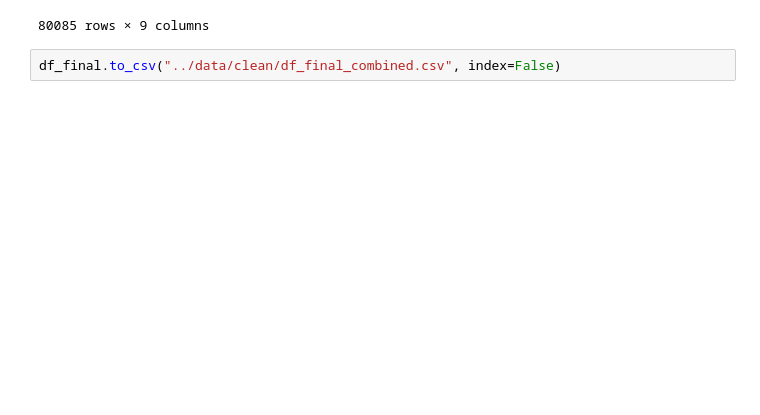
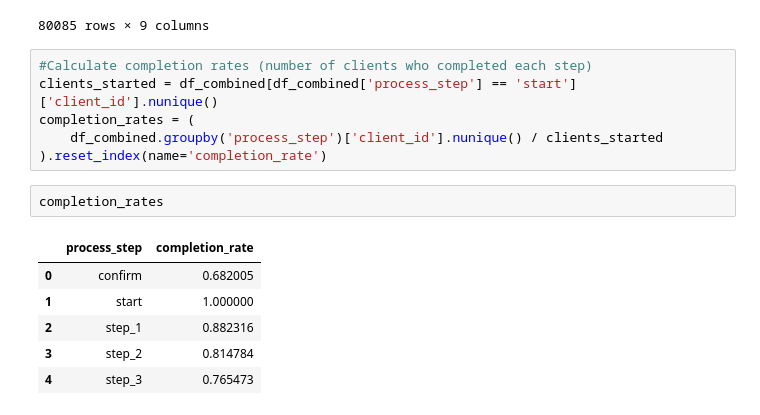
Before and after one commit to markmorcos/vanguard-cx, a Jupyter notebook: notebooks/df_final_web_data_pt_combined.ipynb, the cells around one changed output. Drawn from its saved outputs; the diff is of its cells as text; blank space fills up the shorter version.

```diff
--- a/notebooks/df_final_web_data_pt_combined.ipynb
+++ b/notebooks/df_final_web_data_pt_combined.ipynb
@@ -144,5 +144,18 @@ df_final
 | 80083 | 9999839 | 948322592_28990736246 | 715530422_68620416793_515645 | start | 2017-03-29 12:11:32 | 948322592_28990736246 | ... |
 | 80084 | 9999875 | 738878760_1556639849 | 931268933_219402947_599432 | start | 2017-06-01 22:40:01 | 738878760_1556639849 | ... |
 80085 rows × 9 columns
-# %%
-df_final.to_csv("../data/clean/df_final_combined.csv", index=False)
+# %%
+#Calculate completion rates (number of clients who completed each step)
+clients_started = df_combined[df_combined['process_step'] == 'start']['client_id'].nunique()
+completion_rates = (
+    df_combined.groupby('process_step')['client_id'].nunique() / clients_started
+).reset_index(name='completion_rate')
+# %%
+completion_rates
+# %% [output]
+|  | process_step | completion_rate |
+| 0 | confirm | 0.682005 |
+| 1 | start | 1.000000 |
+| 2 | step_1 | 0.882316 |
+| 3 | step_2 | 0.814784 |
+| 4 | step_3 | 0.765473 |
```
Also changed, not shown: parts of 8 cells of this notebook.
